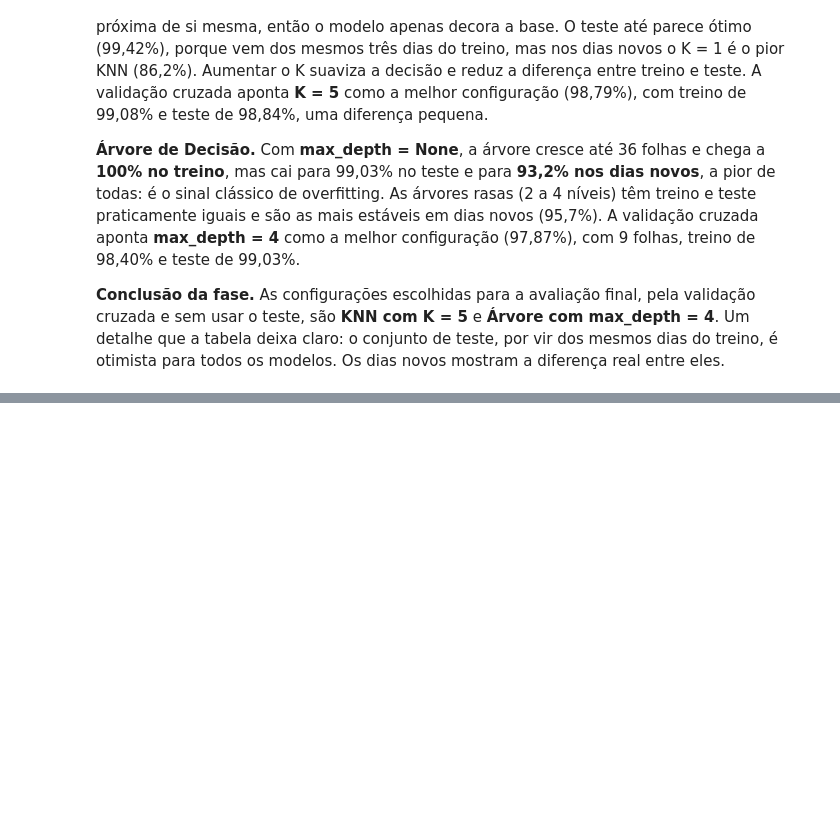
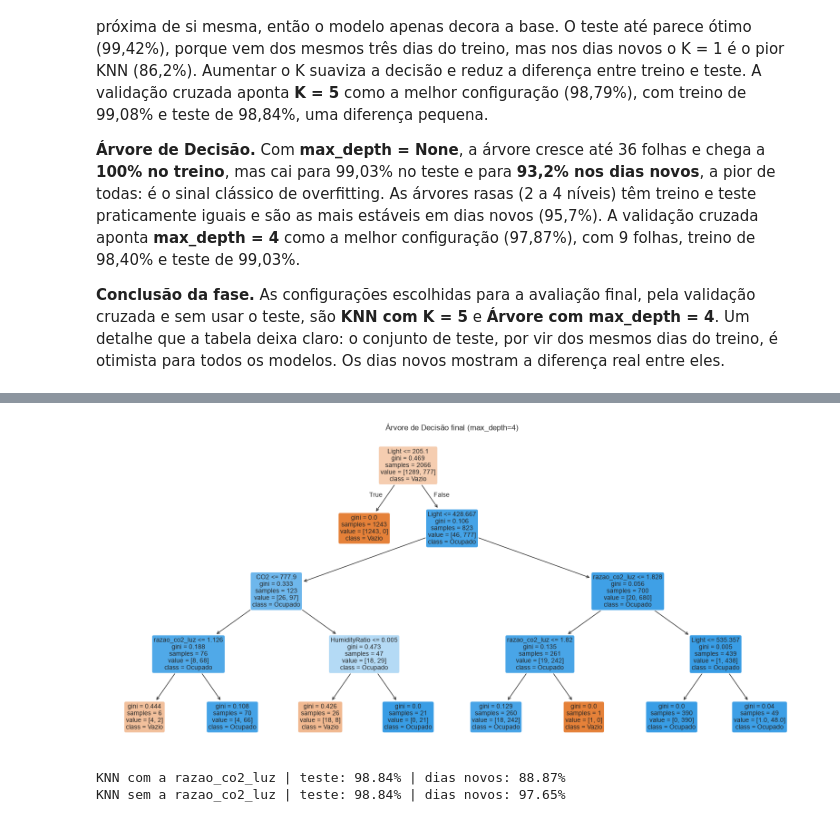
Before and after one commit to andersondiroza-dev/ocupacao-ia-pipeline, a Jupyter notebook: pipeline_ocupacao.ipynb, the cells around one changed output, grey strips where cells are left out. Cells and saved outputs as stored; diff of their text form; code cells hidden in the pictures; blank space fills up the shorter version.

```diff
--- a/pipeline_ocupacao.ipynb
+++ b/pipeline_ocupacao.ipynb
@@ -764,0 +826,23 @@ plt.show()
+# %%
+# A árvore escolhida inteira: 4 perguntas no máximo, legíveis em lux e ppm
+plt.figure(figsize=(20, 9))
+plot_tree(arvore_final, feature_names=FEATURES_MODELO, class_names=["Vazio", "Ocupado"],
+          filled=True, rounded=True, fontsize=10)
+plt.title("Árvore de Decisão final (max_depth=4)")
+plt.show()
+# %% [output]
+[figure, added]
+# %%
+# -----------------------------------------------------------------------------
+# Fase 7.3: diagnóstico da nova variável no KNN (ponto de atenção da Fase 3)
+# -----------------------------------------------------------------------------
+# Mesmo KNN (K=5), treinado só com as 5 variáveis originais, para medir o efeito da razao_co2_luz
+scaler_5 = StandardScaler()
+knn_5 = KNeighborsClassifier(n_neighbors=5).fit(scaler_5.fit_transform(X_train[FEATURES]), y_train)
+print(f"KNN com a razao_co2_luz | teste: {acc_knn:.2%} | dias novos: "
+      f"{accuracy_score(y_novos, knn_final.predict(X_novos_knn)):.2%}")
+print(f"KNN sem a razao_co2_luz | teste: {accuracy_score(y_test, knn_5.predict(scaler_5.transform(X_test[FEATURES]))):.2%}"
+      f" | dias novos: {accuracy_score(y_novos, knn_5.predict(scaler_5.transform(X_novos[FEATURES]))):.2%}")
+# %% [output]
+KNN com a razao_co2_luz | teste: 98.84% | dias novos: 88.87%
+KNN sem a razao_co2_luz | teste: 98.84% | dias novos: 97.65%
```
Also changed, not shown: parts of 5 cells of this notebook.
